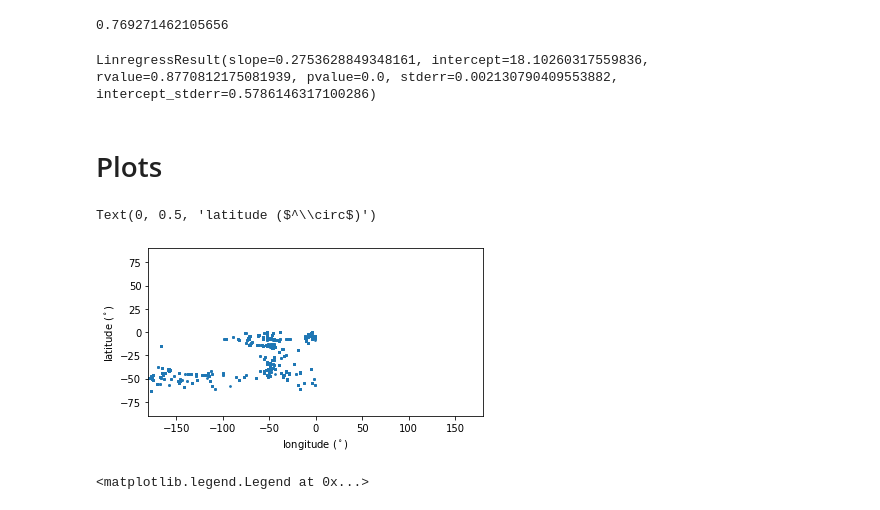
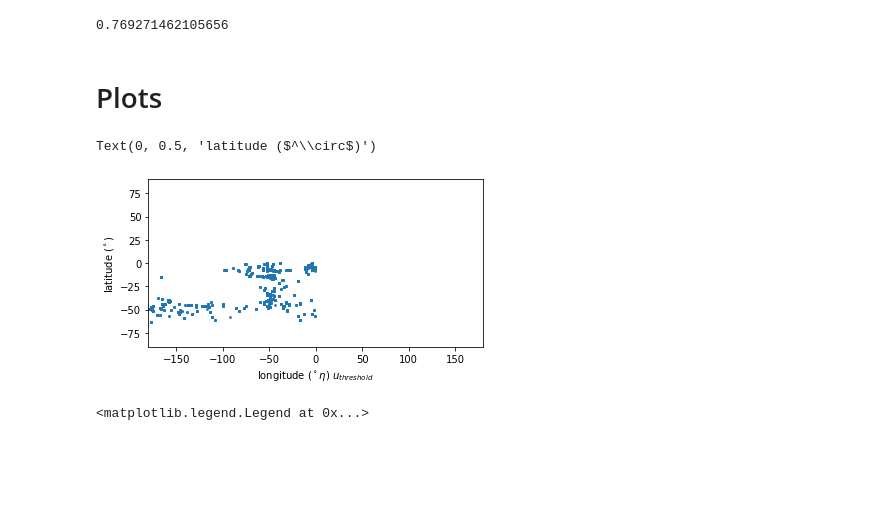
Before and after one commit to geomorphlab/medaes, a Jupyter notebook: day3/day3.ipynb, the cells around one changed output. Saved outputs shown, nothing was run; the diff lists cells and outputs as text; code cells hidden in the pictures; blank space fills up the shorter version.

```diff
--- a/day3/day3.ipynb
+++ b/day3/day3.ipynb
@@ -57,10 +57,6 @@ h_percentiles,y_percentiles = get_percentiles(h)
 get_r2(h,v**(1/3))
 # %% [output]
 0.769271462105656
-# %%
-stats.linregress(h,v**(1/3))
-# %% [output]
-LinregressResult(slope=0.2753628849348161, intercept=18.10260317559836, rvalue=0.8770812175081939, pvalue=0.0, stderr=0.002130790409553882, intercept_stderr=0.5786146317100286)
 # %%
 l_fit,n_fit = get_powerlaw_constants(h,v)
 # %%
@@ -78,14 +74,14 @@ log10v_residuals_normalpdf = get_normalpdf(np.log10(h),np.log10(v),log10v_residu
 # %%
 ss = 3
 plt.scatter(lon,lat,s=ss)
 plt.axis('square')
-plt.xlim(-180,180)
+plt.xlim(-180,180) # this is -180 to 180 becasue it's longitude and all data is in this limit by definition
 plt.ylim(-90,90)
-plt.xlabel('longitude ($^\\circ$)')
+plt.xlabel('longitude ($^\\circ$)$')
 plt.ylabel('latitude ($^\\circ$)')
 # %% [output]
 Text(0, 0.5, 'latitude ($^\\circ$)')
-[figure, old version]
+[figure, new version]
 # %%
 ss = 3
 plt.scatter(h,v,s=ss,label='N = %d'%len(h))
```
Also changed, not shown: parts of 1 cell of this notebook, 7 other files.
